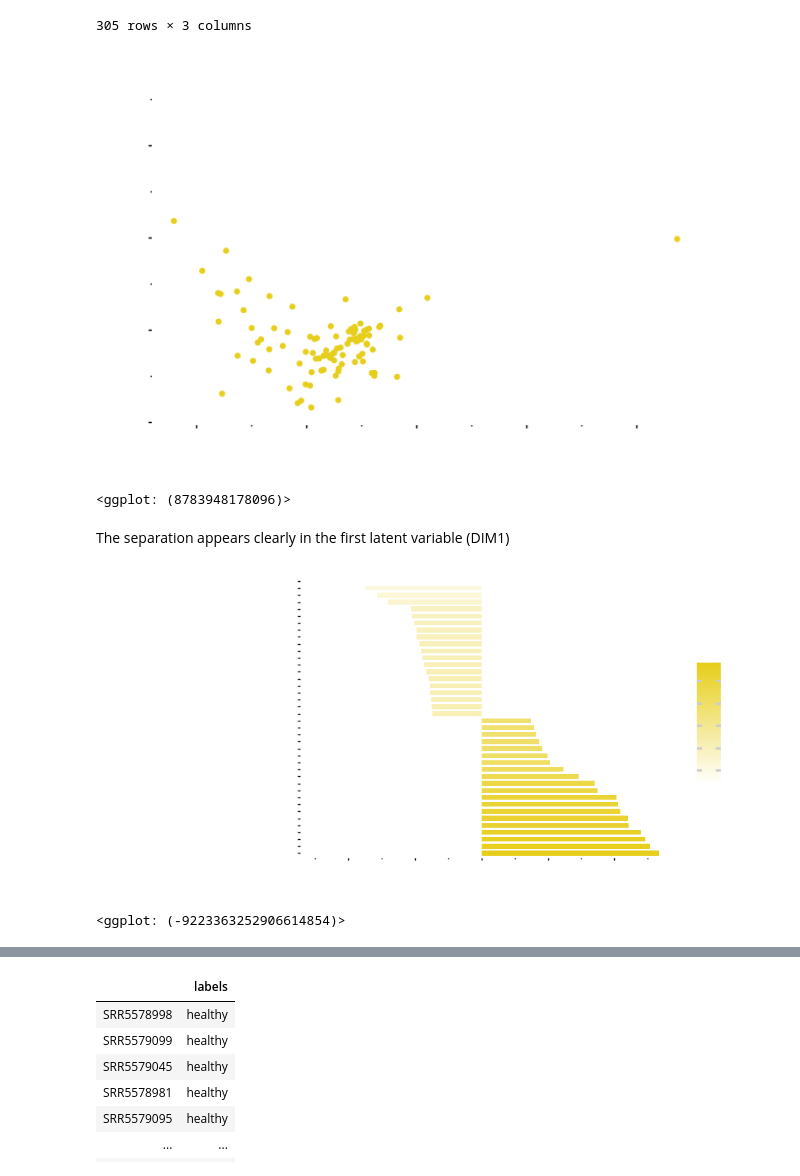
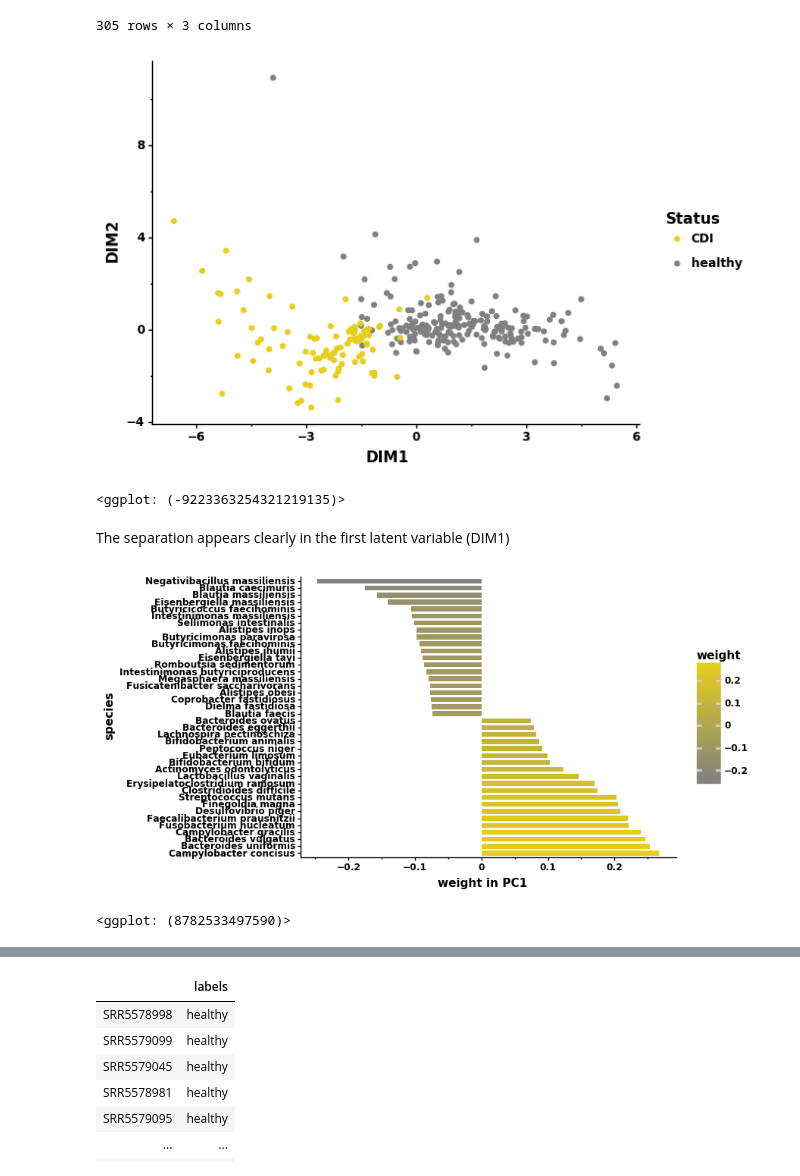
Before and after one commit to maxibor/sourcepredict, a Jupyter notebook: docs/CDI_analysis.ipynb, the cells around one changed output, grey strips where cells are left out. Cells and saved outputs as stored; diff of their text form; code cells hidden in the pictures.

```diff
--- a/docs/CDI_analysis.ipynb
+++ b/docs/CDI_analysis.ipynb
@@ -19,7 +19,7 @@ ncbi = NCBITaxa()
 ## Downloading data
 # %%
 cdi_color = "#E7CE1A"
-healthy_color = "white"
+healthy_color = "grey"
 # %%
 tax_level = ['genus','species']
 # %%
@@ -309,39 +309,39 @@ g += theme_classic()
 g += theme(plot_background=element_blank(),
            panel_background=element_blank(),
            legend_background=element_blank(),
-           axis_line=element_line(color='white'),
-           legend_text=element_text(color='white', weight='bold'),
-          axis_text=element_text(color='white', weight='bold'),
-          axis_title=element_text(color='white', weight='bold'),
-          legend_title=element_text(color='white', weight='bold'))
+           axis_line=element_line(color='black'),
+           legend_text=element_text(color='black', weight='bold'),
+          axis_text=element_text(color='black', weight='bold'),
+          axis_title=element_text(color='black', weight='bold'),
+          legend_title=element_text(color='black', weight='bold'))
 g.save('results/PLS-DA.png', format='png', dpi=300, transparent=True)
 g
 # %% [output]
-[figure, old version]
+[figure, new version]
-<ggplot: (8783948178096)>
+<ggplot: (-9223363254321219135)>
 # %% [markdown]
 The separation appears clearly in the first latent variable (DIM1)
 # %%
 g = ggplot(plsda_s.top_weights, aes(x='name',y='DIM1', fill='DIM1'))
 g += geom_bar(stat='identity', width=0.7)
 g += coord_flip()
 g += scale_fill_gradient(name = 'weight', low=healthy_color, high=cdi_color)
 g += xlab('species')
 g += ylab('weight in PC1')
 g += theme_classic()
 g += theme(plot_background=element_blank(),
            panel_background=element_blank(),
            legend_background=element_blank(),
-           axis_line=element_line(color='white'),
-           legend_text=element_text(color='white', weight='bold'),
-          axis_text=element_text(color='white', weight='bold'),
-          axis_title=element_text(color='white', weight='bold'),
-          legend_title=element_text(color='white', weight='bold'))
+           axis_line=element_line(color='black'),
+           legend_text=element_text(color='black', weight='bold'),
+          axis_text=element_text(color='black', weight='bold'),
+          axis_title=element_text(color='black', weight='bold'),
+          legend_title=element_text(color='black', weight='bold'))
 g.save('results/weight_CDI.png', format='png', dpi=300, transparent=True)
 g
 # %% [output]
-[figure, old version]
+[figure, new version]
-<ggplot: (-9223363252906614854)>
+<ggplot: (8782533497590)>
 # %%
 X_s_heatmap = X_s.merge(labels_s, left_index=True, right_index=True).sort_values('labels').drop('labels', axis=1)
 X_s_heatmap.columns = ncbi.get_taxid_translator(X_s_heatmap.columns).values()
```
Also changed, not shown: parts of 10 cells of this notebook, 4 other files.
